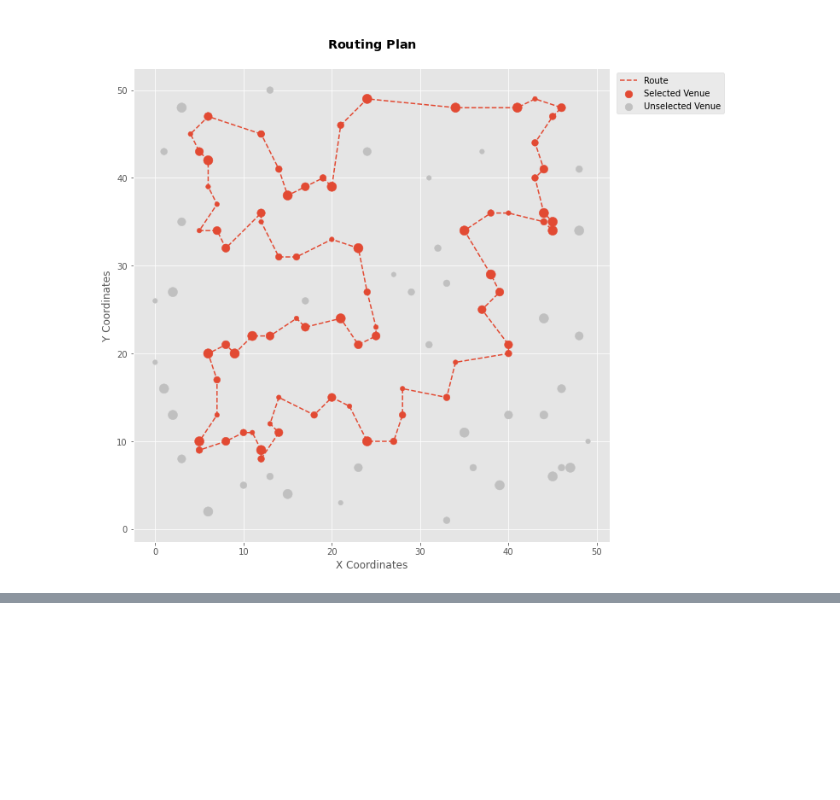
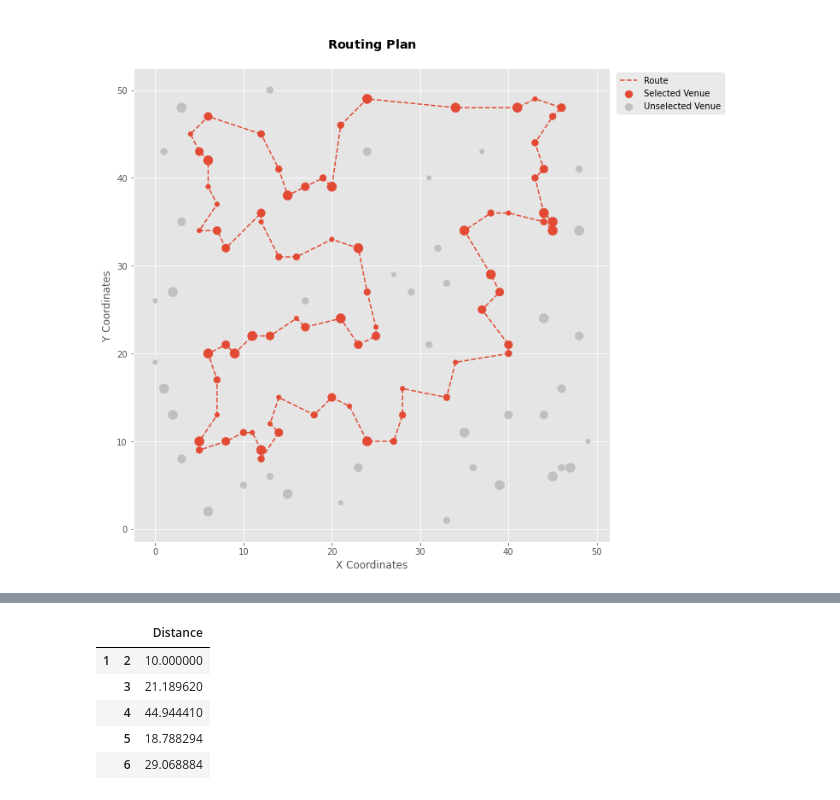
Before and after one commit to yingfangliang/concert-tour-routing, a Jupyter notebook: Concert Tour Routing Plan Optimization.ipynb, the cells around one changed output, grey strips where cells are left out. Cells and saved outputs as stored; diff of their text form; code cells hidden in the pictures; blank space fills up the shorter version.

```diff
--- a/Concert Tour Routing Plan Optimization.ipynb
+++ b/Concert Tour Routing Plan Optimization.ipynb
@@ -643,0 +661,10 @@ plt.show()
+# %%
+dist = {(s1, s2): distance(s1, s2) for s1, s2 in permutations(list(data.index), 2)}
+display(pd.DataFrame(dist, index = ["Distance"]).T.head())
+# %% [output]
+|  |  | Distance |
+| 1 | 2 | 10.000000 |
+|  | 3 | 21.189620 |
+|  | 4 | 44.944410 |
+|  | 5 | 18.788294 |
+|  | 6 | 29.068884 |
```
Also changed, not shown: parts of 19 cells of this notebook.
